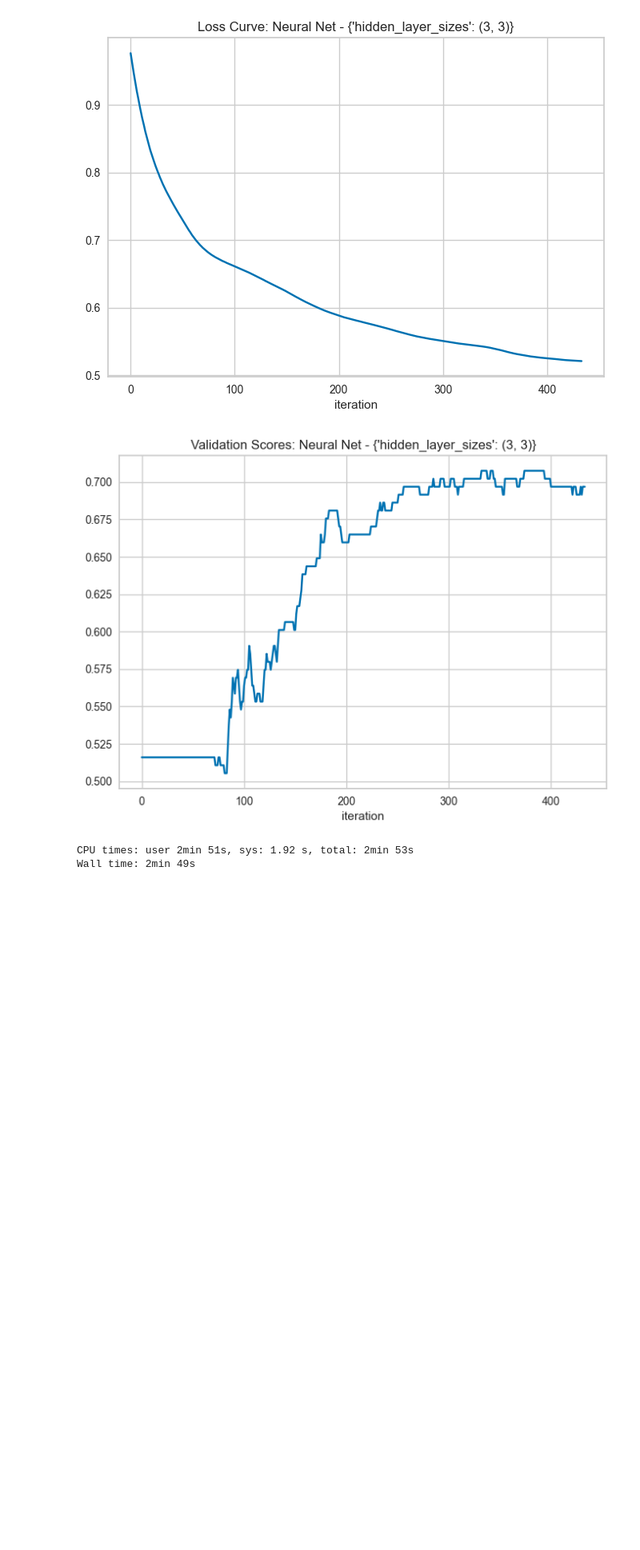
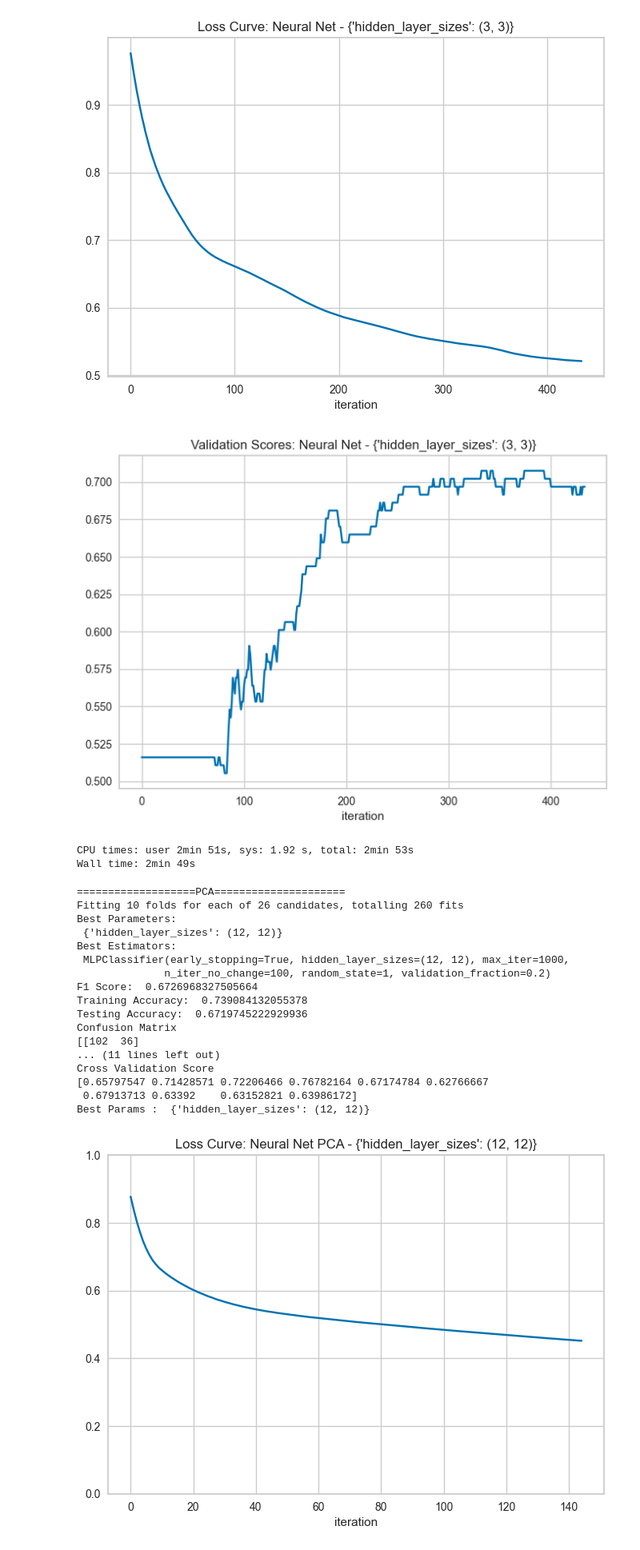
Before and after one commit to fonylew/machine-learning, a Jupyter notebook: unsupervised_learning/mental_clustering.ipynb, the cells around one changed output. Shown at 80% size. Drawn from its saved outputs; the diff is of its cells as text; code cells hidden in the pictures; blank space fills up the shorter version.

```diff
--- a/unsupervised_learning/mental_clustering.ipynb
+++ b/unsupervised_learning/mental_clustering.ipynb
@@ -1046,3 +1046,74 @@ Best Params :  {'hidden_layer_sizes': (3, 3)}
 [figure]
 CPU times: user 2min 51s, sys: 1.92 s, total: 2min 53s
 Wall time: 2min 49s
+# %%
+%%time
+from sklearn.model_selection import GridSearchCV
+
+num_class = 2
+dr = ['PCA', 'ICA', 'Rand. Projection', 'TruncatedSVD']
+dataset = [X_transformed['PCA'][16],
+            X_transformed['ICA'][22],
+            X_transformed['Rand. Projection'][15],
+            X_transformed['TruncatedSVD'][16]
+            ]
+for i, x_t in enumerate(dataset):
+    print(f"==================={dr[i]}=====================")
+    x_train, x_test, y_train, y_test = train_test_split(x_t, y, test_size=0.25,random_state=42)
+    # Parameter Grid
+    param_grid = {'hidden_layer_sizes': [(n,n) for n in range(2,15)] + [(n,n,n) for n in range(2,15)]}
+
+    # Make grid search classifier
+    clf_grid = GridSearchCV(MLPClassifier(max_iter=1000, early_stopping=True,activation = 'relu',
+                        solver='adam',random_state=1, validation_fraction=0.2, n_iter_no_change=100), param_grid, verbose=1, cv=10)
+
+    # Train the classifier
+    clf_grid.fit(x_train, y_train)
+
+    y_pred = clf_grid.predict(x_test)
+    print("Best Parameters:\n", clf_grid.best_params_)
+    print("Best Estimators:\n", clf_grid.best_estimator_)
+    y_pred = clf_grid.best_estimator_.predict(x_test)
+
+    print("F1 Score: ", f1_score(y_test,y_pred, average='weighted'))
+    print("Training Accuracy: ", clf_grid.best_estimator_.score(x_train, y_train))
+    print("Testing Accuracy: ", clf_grid.best_estimator_.score(x_test, y_test))
+    print("Confusion Matrix")
+    print(confusion_matrix(y_test, y_pred))
+    print("Classification Report")
+    print(classification_report(y_test,y_pred))
+    print("Cross Validation Score")
+    print(cross_val_score(clf_grid.best_estimator_, x, y, cv=10, scoring='f1_weighted'))
+    print("Best Params : ", clf_grid.best_params_)
+    plt.plot(clf_grid.best_estimator_.loss_curve_)
+    plt.title(f"Loss Curve: Neural Net {dr[i]} - {clf_grid.best_params_}")
+    plt.xlabel("Log Loss")
+    plt.xlabel("iteration")
+    plt.ylim(0,1)
+    plt.show()
+
+    plt.plot(clf_grid.best_estimator_.validation_scores_)
+    plt.title(f"Validation Scores: Neural Net {dr[i]} - {clf_grid.best_params_}")
+    plt.xlabel("Validation score")
+    plt.ylim(0,1)
+    plt.xlabel("iteration")
+    plt.show()
+# %% [output]
+===================PCA=====================
+Fitting 10 folds for each of 26 candidates, totalling 260 fits
+Best Parameters:
+ {'hidden_layer_sizes': (12, 12)}
+Best Estimators:
+ MLPClassifier(early_stopping=True, hidden_layer_sizes=(12, 12), max_iter=1000,
+              n_iter_no_change=100, random_state=1, validation_fraction=0.2)
+F1 Score:  0.6726968327505664
+Training Accuracy:  0.739084132055378
+Testing Accuracy:  0.6719745222929936
+Confusion Matrix
+[[102  36]
+... (11 lines left out)
+Cross Validation Score
+[0.65797547 0.71428571 0.72206466 0.76782164 0.67174784 0.62766667
+ 0.67913713 0.63392    0.63152821 0.63986172]
+Best Params :  {'hidden_layer_sizes': (12, 12)}
+[figure, added]
```
Also changed, not shown: parts of 6 cells of this notebook, 1 other file.
